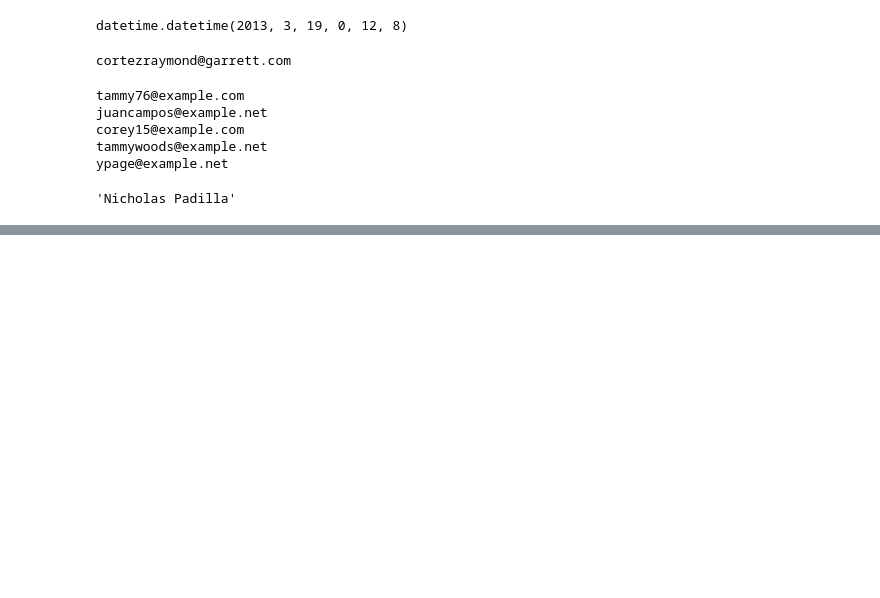
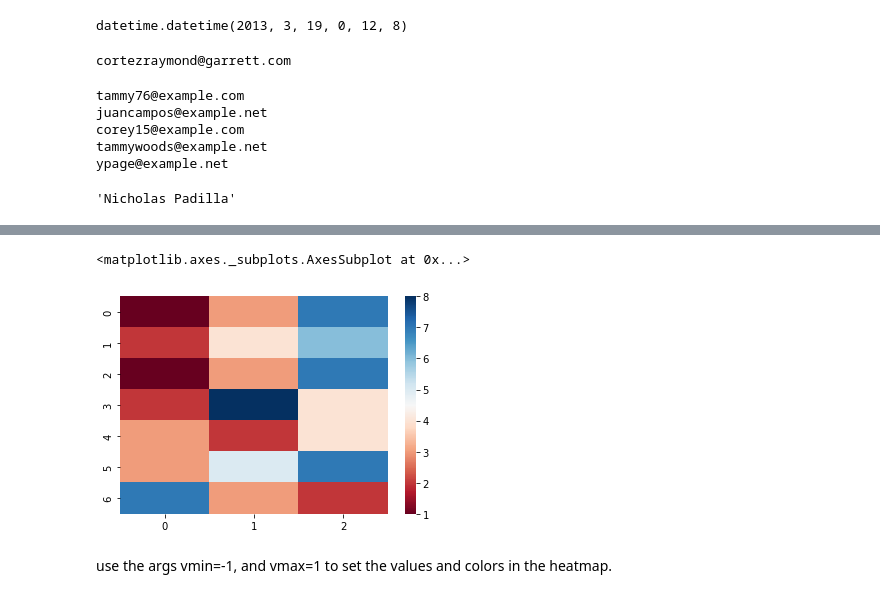
Before and after one commit to maeve70/dummy.data.Faker, a Jupyter notebook: DummyDataUsingFaker.ipynb, the cells around one changed output, grey strips where cells are left out. Saved outputs shown, nothing was run; the diff lists cells and outputs as text; code cells hidden in the pictures; blank space fills up the shorter version.

```diff
--- a/DummyDataUsingFaker.ipynb
+++ b/DummyDataUsingFaker.ipynb
@@ -201,0 +374,8 @@ Name: Country, dtype: object
+# %%
+sns.heatmap(test_array, cmap="RdBu", linewidth=0,
+            linecolor='black') #divergent pallet to highlight smaller and larger values in a larger dataset obv.
+# %% [output]
+<matplotlib.axes._subplots.AxesSubplot at 0x...>
+[figure, added]
+# %% [markdown]
+use the args vmin=-1, and vmax=1 to set the values and colors in the heatmap.
```
Also changed, not shown: parts of 31 cells of this notebook.
